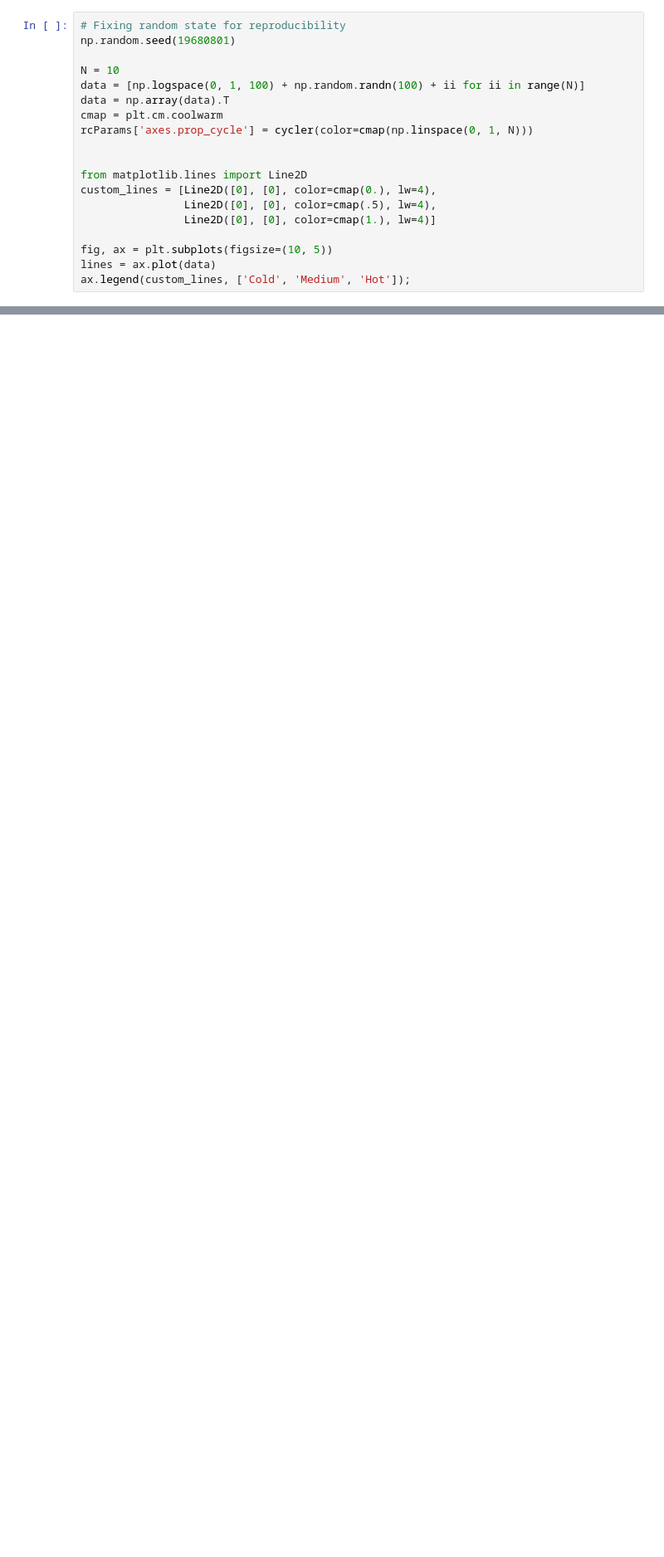
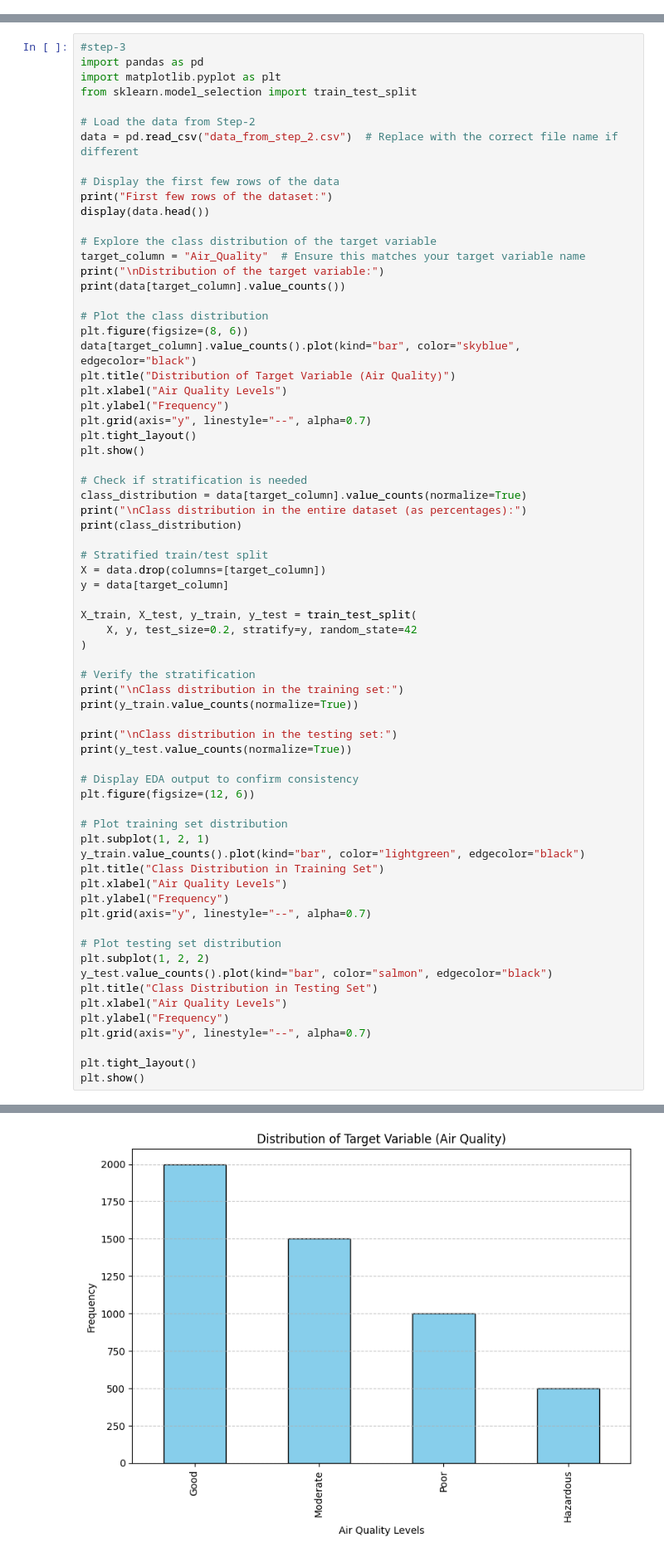
Before and after one commit to saket027/portfolio, a Jupyter notebook: notebooks.ipynb, the cells around one changed output, grey strips where cells are left out. Shown at 83% size. Drawn from its saved outputs; the diff is of its cells as text; blank space fills up the shorter version.

```diff
--- a/notebooks.ipynb
+++ b/notebooks.ipynb
@@ -45,19 +0,0 @@ plt.ion()
-# %%
-# Fixing random state for reproducibility
-np.random.seed(19680801)
-
-N = 10
-data = [np.logspace(0, 1, 100) + np.random.randn(100) + ii for ii in range(N)]
-data = np.array(data).T
-cmap = plt.cm.coolwarm
-rcParams['axes.prop_cycle'] = cycler(color=cmap(np.linspace(0, 1, N)))
-
-
-from matplotlib.lines import Line2D
-custom_lines = [Line2D([0], [0], color=cmap(0.), lw=4),
-                Line2D([0], [0], color=cmap(.5), lw=4),
-                Line2D([0], [0], color=cmap(1.), lw=4)]
-
-fig, ax = plt.subplots(figsize=(10, 5))
-lines = ax.plot(data)
-ax.legend(custom_lines, ['Cold', 'Medium', 'Hot']);
@@ -66,0 +157,70 @@ with your book. For more information about this, see [the Jupyter Book documenta
+# %%
+#step-3
+import pandas as pd
+import matplotlib.pyplot as plt
+from sklearn.model_selection import train_test_split
+
+# Load the data from Step-2
+data = pd.read_csv("data_from_step_2.csv")  # Replace with the correct file name if different
+
+# Display the first few rows of the data
+print("First few rows of the dataset:")
+display(data.head())
+
+# Explore the class distribution of the target variable
+target_column = "Air_Quality"  # Ensure this matches your target variable name
+print("\nDistribution of the target variable:")
+print(data[target_column].value_counts())
+
+# Plot the class distribution
+plt.figure(figsize=(8, 6))
+data[target_column].value_counts().plot(kind="bar", color="skyblue", edgecolor="black")
+plt.title("Distribution of Target Variable (Air Quality)")
+plt.xlabel("Air Quality Levels")
+plt.ylabel("Frequency")
+plt.grid(axis="y", linestyle="--", alpha=0.7)
+plt.tight_layout()
+plt.show()
+
+# Check if stratification is needed
+class_distribution = data[target_column].value_counts(normalize=True)
+print("\nClass distribution in the entire dataset (as percentages):")
+print(class_distribution)
+
+# Stratified train/test split
+X = data.drop(columns=[target_column])
+y = data[target_column]
+
+X_train, X_test, y_train, y_test = train_test_split(
+    X, y, test_size=0.2, stratify=y, random_state=42
+)
+
+# Verify the stratification
+print("\nClass distribution in the training set:")
+print(y_train.value_counts(normalize=True))
+
+print("\nClass distribution in the testing set:")
+print(y_test.value_counts(normalize=True))
+
+# Display EDA output to confirm consistency
+plt.figure(figsize=(12, 6))
+
+# Plot training set distribution
+plt.subplot(1, 2, 1)
+y_train.value_counts().plot(kind="bar", color="lightgreen", edgecolor="black")
+plt.title("Class Distribution in Training Set")
+plt.xlabel("Air Quality Levels")
+plt.ylabel("Frequency")
+plt.grid(axis="y", linestyle="--", alpha=0.7)
+
+# Plot testing set distribution
+plt.subplot(1, 2, 2)
+y_test.value_counts().plot(kind="bar", color="salmon", edgecolor="black")
+plt.title("Class Distribution in Testing Set")
+plt.xlabel("Air Quality Levels")
+plt.ylabel("Frequency")
+plt.grid(axis="y", linestyle="--", alpha=0.7)
+
+plt.tight_layout()
+plt.show()
+# %% [output]
@@ -66,0 +241 @@ with your book. For more information about this, see [the Jupyter Book documenta
+[figure, added]
```
Also changed, not shown: parts of 23 cells of this notebook, 7 other files.
